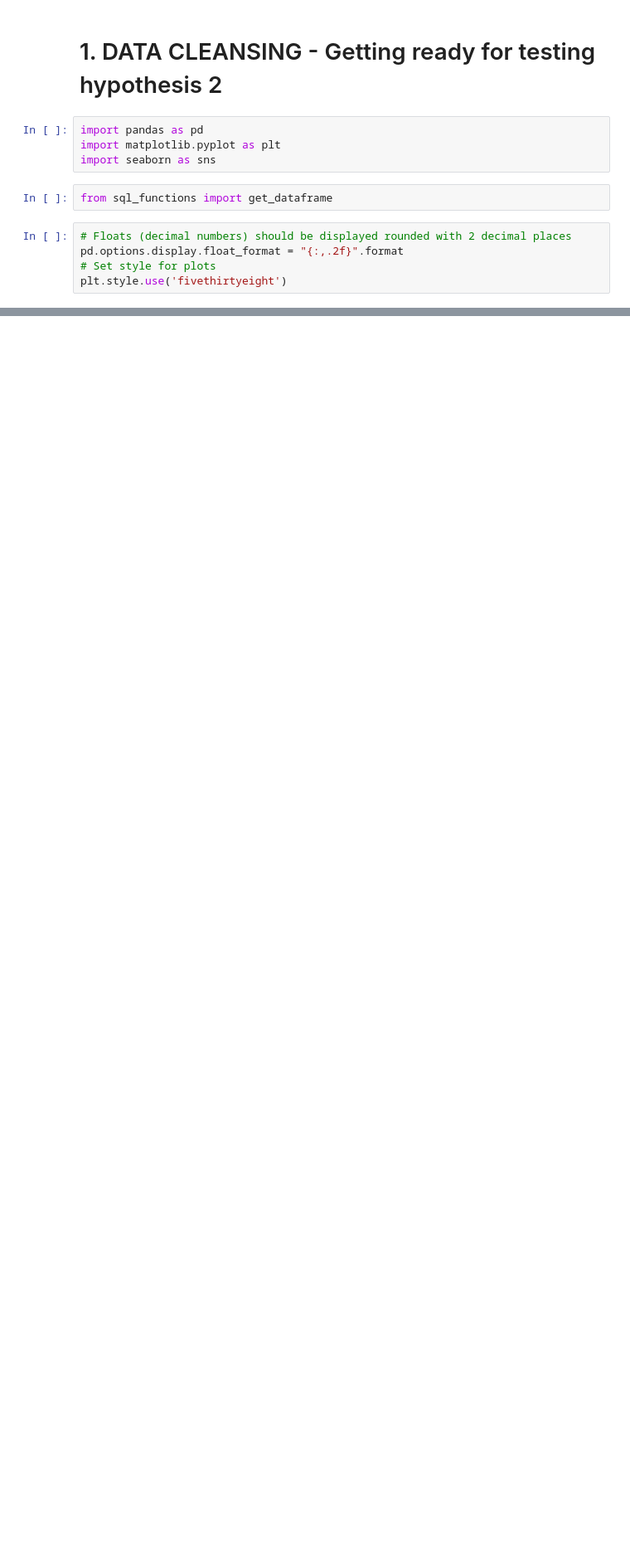
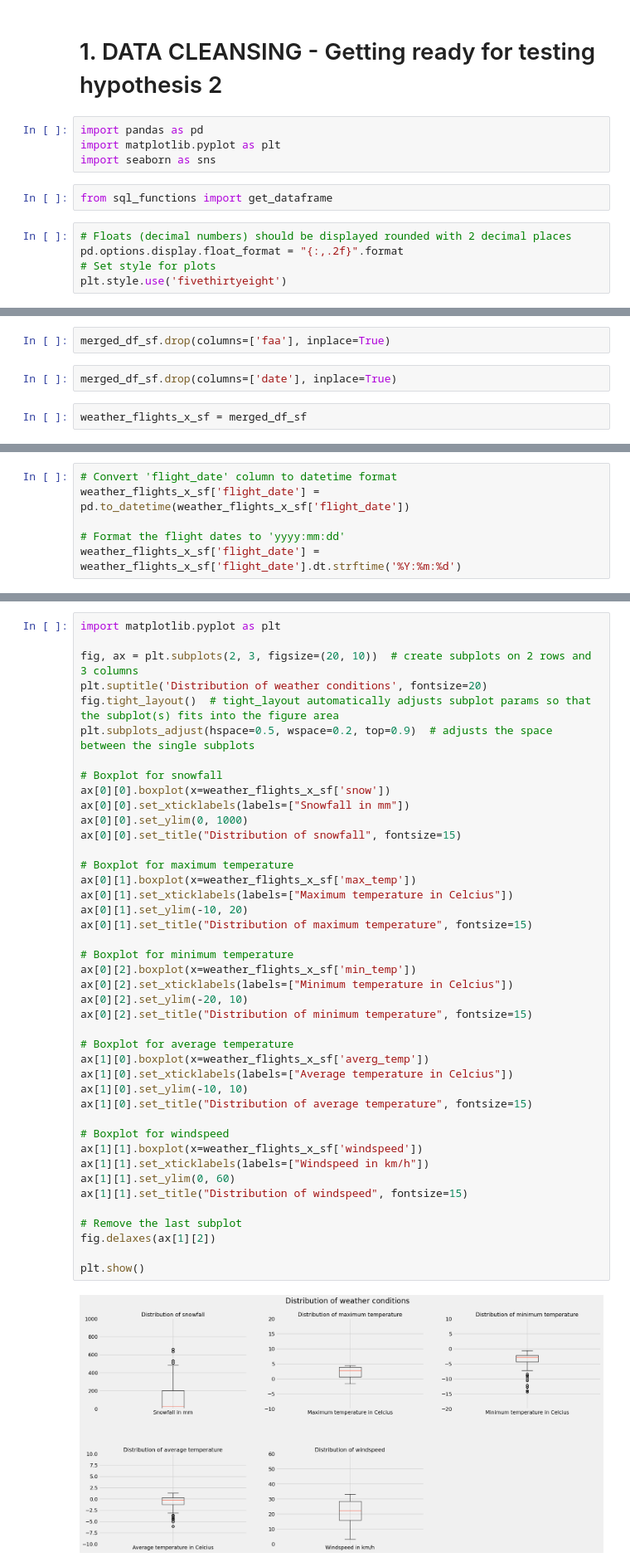
Before and after one commit to susanneferschl/da-sql-api-project-group-2_sf, a Jupyter notebook: project_work/Susannes_folder/Hypo2_susanne.ipynb, the cells around one changed output, grey strips where cells are left out. Shown at 83% size. Cells and saved outputs as stored; diff of their text form; blank space fills up the shorter version.

```diff
--- a/project_work/Susannes_folder/Hypo2_susanne.ipynb
+++ b/project_work/Susannes_folder/Hypo2_susanne.ipynb
@@ -359,0 +305,6 @@ merged_df
+# %%
+merged_df_sf.drop(columns=['faa'], inplace=True)
+# %%
+merged_df_sf.drop(columns=['date'], inplace=True)
+# %%
+weather_flights_x_sf = merged_df_sf
@@ -359,0 +377,6 @@ merged_df
+# %%
+# Convert 'flight_date' column to datetime format
+weather_flights_x_sf['flight_date'] = pd.to_datetime(weather_flights_x_sf['flight_date'])
+
+# Format the flight dates to 'yyyy:mm:dd'
+weather_flights_x_sf['flight_date'] = weather_flights_x_sf['flight_date'].dt.strftime('%Y:%m:%d')
@@ -359,0 +439,44 @@ merged_df
+# %%
+import matplotlib.pyplot as plt
+
+fig, ax = plt.subplots(2, 3, figsize=(20, 10))  # create subplots on 2 rows and 3 columns
+plt.suptitle('Distribution of weather conditions', fontsize=20)
+fig.tight_layout()  # tight_layout automatically adjusts subplot params so that the subplot(s) fits into the figure area
+plt.subplots_adjust(hspace=0.5, wspace=0.2, top=0.9)  # adjusts the space between the single subplots
+
+# Boxplot for snowfall
+ax[0][0].boxplot(x=weather_flights_x_sf['snow'])
+ax[0][0].set_xticklabels(labels=["Snowfall in mm"])
+ax[0][0].set_ylim(0, 1000)
+ax[0][0].set_title("Distribution of snowfall", fontsize=15)
+
+# Boxplot for maximum temperature
+ax[0][1].boxplot(x=weather_flights_x_sf['max_temp'])
+ax[0][1].set_xticklabels(labels=["Maximum temperature in Celcius"])
+ax[0][1].set_ylim(-10, 20)
+ax[0][1].set_title("Distribution of maximum temperature", fontsize=15)
+
+# Boxplot for minimum temperature
+ax[0][2].boxplot(x=weather_flights_x_sf['min_temp'])
+ax[0][2].set_xticklabels(labels=["Minimum temperature in Celcius"])
+ax[0][2].set_ylim(-20, 10)
+ax[0][2].set_title("Distribution of minimum temperature", fontsize=15)
+
+# Boxplot for average temperature
+ax[1][0].boxplot(x=weather_flights_x_sf['averg_temp'])
+ax[1][0].set_xticklabels(labels=["Average temperature in Celcius"])
+ax[1][0].set_ylim(-10, 10)
+ax[1][0].set_title("Distribution of average temperature", fontsize=15)
+
+# Boxplot for windspeed
+ax[1][1].boxplot(x=weather_flights_x_sf['windspeed'])
+ax[1][1].set_xticklabels(labels=["Windspeed in km/h"])
+ax[1][1].set_ylim(0, 60)
+ax[1][1].set_title("Distribution of windspeed", fontsize=15)
+
+# Remove the last subplot
+fig.delaxes(ax[1][2])
+
+plt.show()
+# %% [output]
+[figure, added]
```
Also changed, not shown: parts of 111 cells of this notebook, 1 other file.
